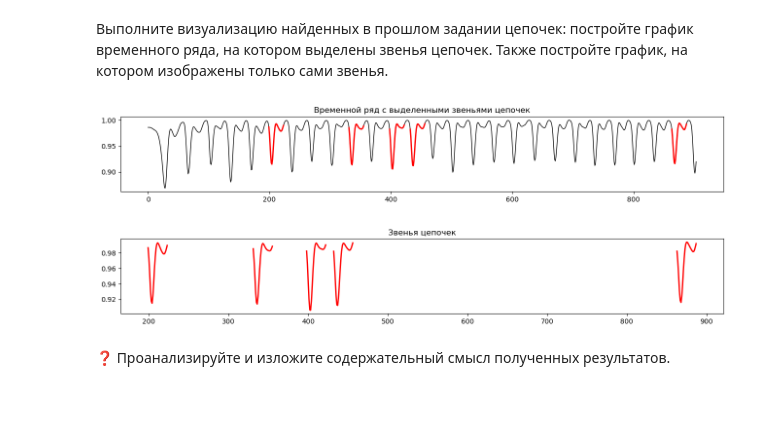
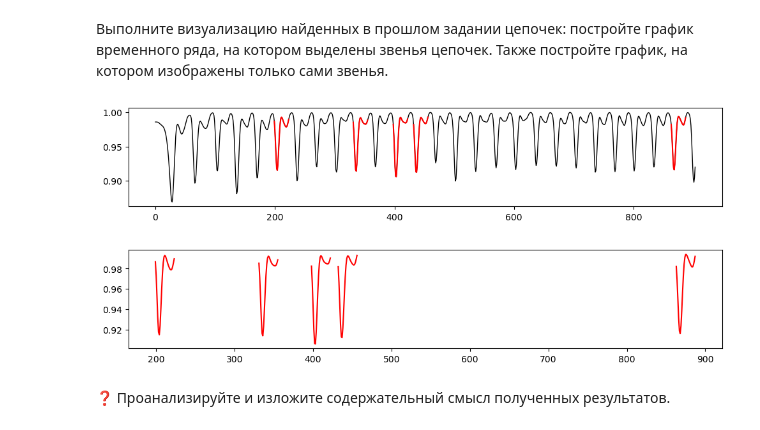
Before and after one commit to NoKorun/2024-Smolenskii-TimeSeriesCourse, a Jupyter notebook: practice/06 Chains/06 Chains.ipynb, the cells around one changed output. Cells and saved outputs as stored; diff of their text form; code cells hidden in the pictures; blank space fills up the shorter version.

```diff
--- a/practice/06 Chains/06 Chains.ipynb
+++ b/practice/06 Chains/06 Chains.ipynb
@@ -49,26 +49,23 @@ array([199, 331, 398, 432, 863], dtype=int64)
 Выполните визуализацию найденных в прошлом задании цепочек: постройте график временного ряда, на котором выделены звенья цепочек. Также постройте график, на котором изображены только сами звенья.
 # %%
 # INSERT YOUR CODE
-fig, ax = plt.subplots(figsize=(16, 2))
+fig, ax = plt.subplots(figsize=(12, 2))
 ax.plot(ts, linewidth=1, color='black')
-plt.title('Временной ряд с выделенными звеньями цепочек')
 for i in range(unanchored_chain.shape[0]):
     y = ts[unanchored_chain[i]:unanchored_chain[i]+m]
     x = range(unanchored_chain[i], unanchored_chain[i]+m)
-    plt.plot(x, y, linewidth=2, color = 'red')
-
+    plt.plot(x, y, color = 'red')
 plt.show()
 
-fig, ax = plt.subplots(figsize=(16, 2))
-plt.title('Звенья цепочек')
+fig, ax = plt.subplots(figsize=(12, 2))
 for i in range(unanchored_chain.shape[0]):
     y = ts[unanchored_chain[i]:unanchored_chain[i]+m]
     x = range(unanchored_chain[i], unanchored_chain[i]+m)
-    plt.plot(x, y, linewidth=2, color = 'red')
+    plt.plot(x, y, color = 'red')
 plt.show()
 # %% [output]
-[figure, old version]
+[figure, new version]
-[figure, old version]
+[figure, new version]
 # %% [markdown]
 ❓ Проанализируйте и изложите содержательный смысл полученных результатов.
 # %% [markdown]
```
